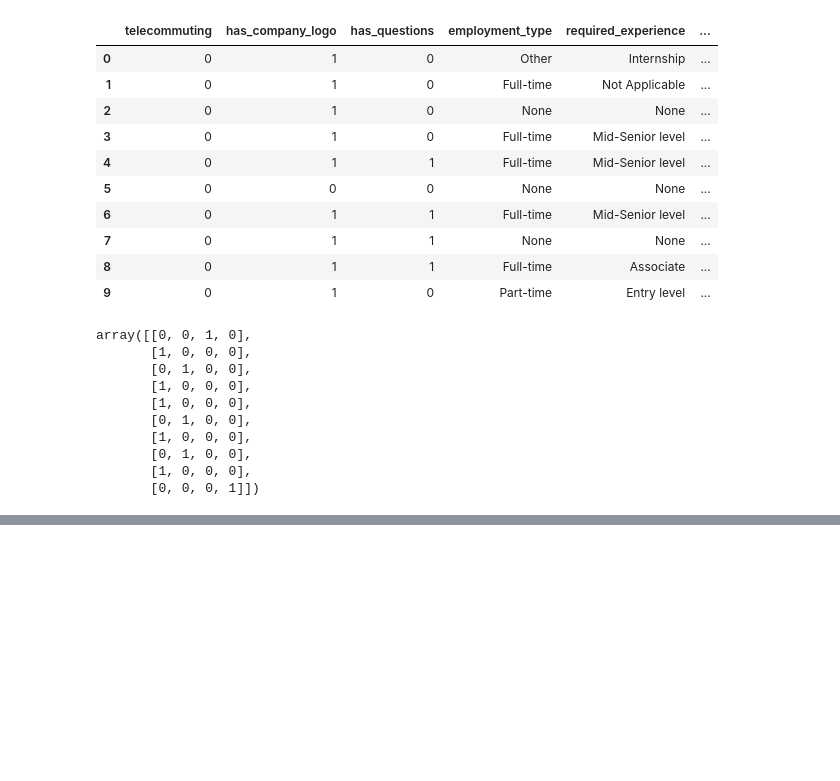
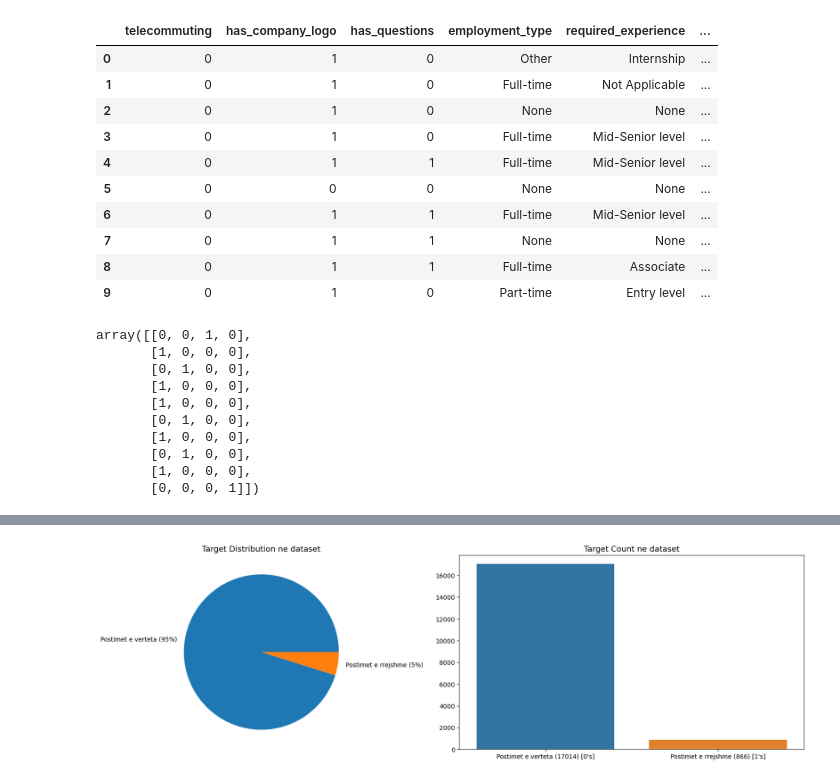
Before and after one commit to Rrezeartaa/Real_or_Fake_Job_Posting_Prediction, a Jupyter notebook: Real_or_Fake_Job_Posting_Prediction.ipynb, the cells around one changed output, grey strips where cells are left out. Drawn from its saved outputs; the diff is of its cells as text; code cells hidden in the pictures; blank space fills up the shorter version.

```diff
--- a/Real_or_Fake_Job_Posting_Prediction.ipynb
+++ b/Real_or_Fake_Job_Posting_Prediction.ipynb
@@ -240,0 +325,18 @@ array([[0, 0, 1, 0],
+# %%
+fig, axes = plt.subplots(ncols=2, figsize=(17, 5), dpi=100)
+plt.tight_layout()
+
+data["fraudulent"].value_counts().plot(kind='pie', ax=axes[0], labels=['Postimet e verteta (95%)', 'Postimet e rrejshme (5%)'])
+temp = data["fraudulent"].value_counts()
+sns.barplot(temp.index, temp, ax=axes[1])
+
+axes[0].set_ylabel(' ')
+axes[1].set_ylabel(' ')
+axes[1].set_xticklabels(["Postimet e verteta (17014) [0's]", "Postimet e rrejshme (866) [1's]"])
+
+axes[0].set_title('Target Distribution ne dataset', fontsize=13)
+axes[1].set_title('Target Count ne dataset', fontsize=13)
+
+plt.show()
+# %% [output]
+[figure, added]
```
Also changed, not shown: parts of 8 cells of this notebook.
